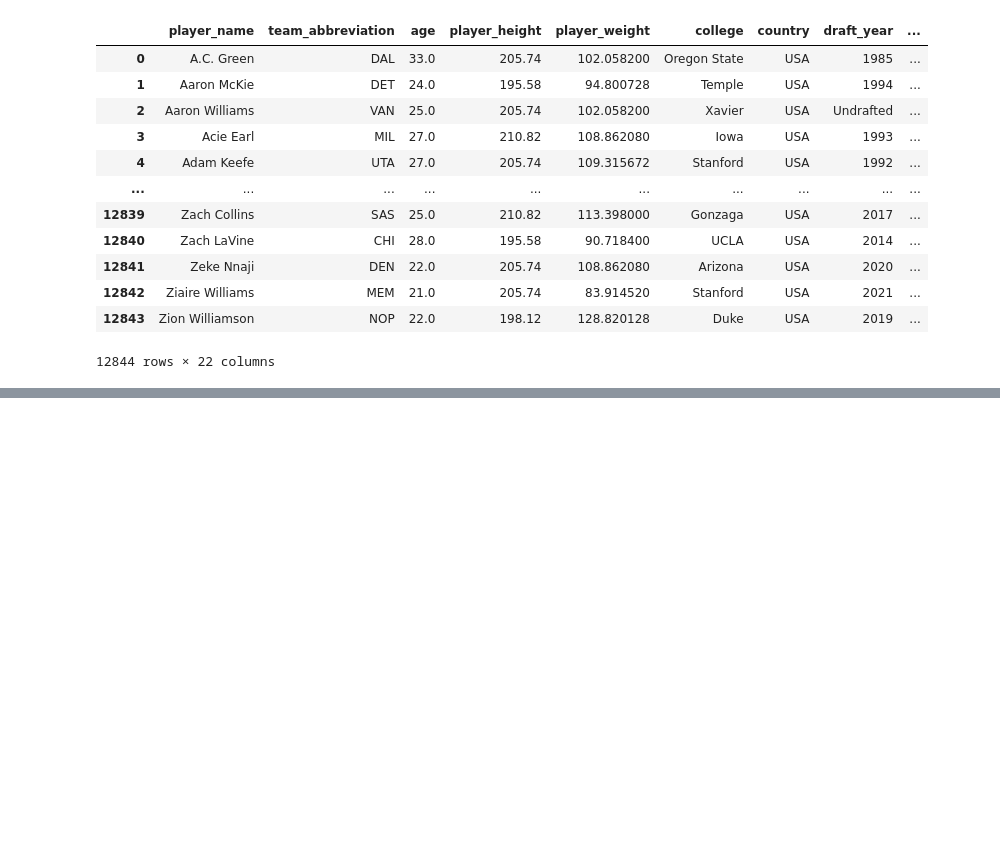
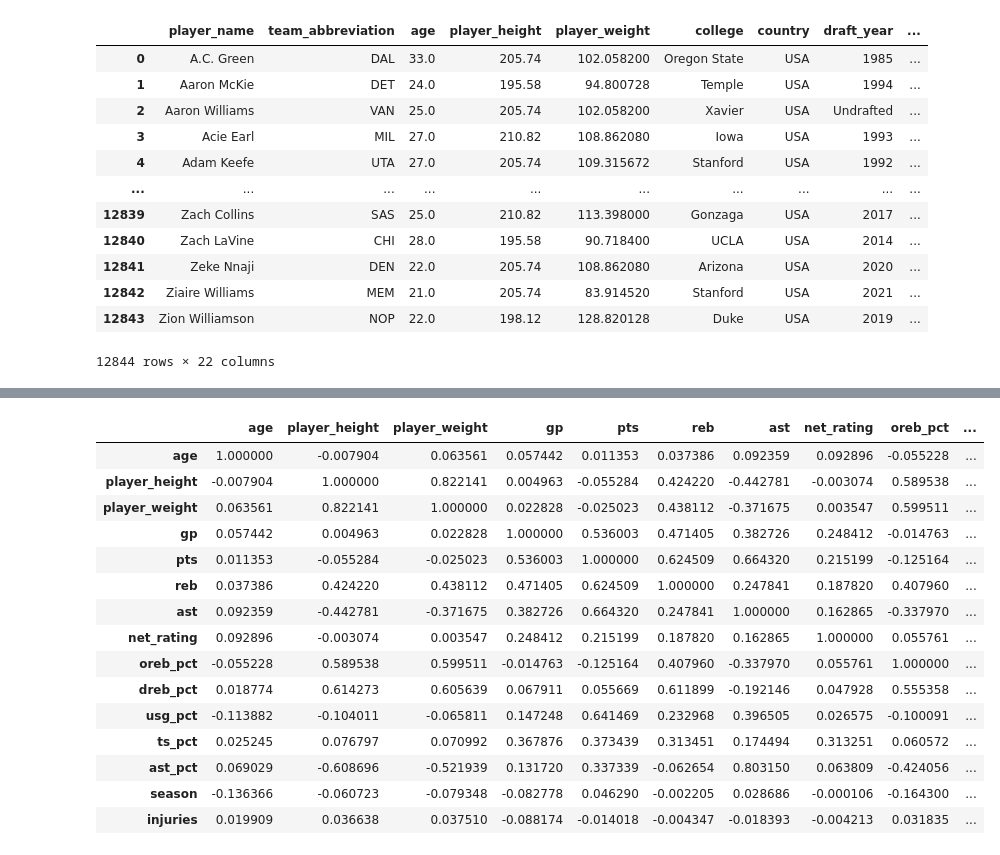
Before and after one commit to ab3131/NBAInjuryPredictor, a Jupyter notebook: NBAInjuryPredictor.ipynb, the cells around one changed output, grey strips where cells are left out. Cells and saved outputs as stored; diff of their text form; code cells hidden in the pictures; blank space fills up the shorter version.

Commit message:
correlation plot complete

```diff
--- a/NBAInjuryPredictor.ipynb
+++ b/NBAInjuryPredictor.ipynb
@@ -511,9 +512,9 @@ injuries_bool = injuries_num.copy()
 # %%
 for i in range(len(injuries_bool['injuries'])):
   if (injuries_bool['injuries'][i])>0:
-    injuries_bool['injuries'][i] = True
+    injuries_bool['injuries'][i] = 1
   else:
-    injuries_bool['injuries'][i] = False
+    injuries_bool['injuries'][i] = 0
 # %% [output]
 Streaming output truncated to the last 5000 lines.
 A value is trying to be set on a copy of a slice from a DataFrame
@@ -548,3 +549,5 @@ injuries_bool
 | 12842 | Ziaire Williams | MEM | 21.0 | 205.74 | 83.914520 | Stanford | USA | 2021 | ... |
 | 12843 | Zion Williamson | NOP | 22.0 | 198.12 | 128.820128 | Duke | USA | 2019 | ... |
 12844 rows × 22 columns
+# %%
+injuries_bool['injuries'] = injuries_bool['injuries'].astype(int)
@@ -550,0 +576,20 @@ injuries_bool
+# %%
+correlation_plot = injuries_bool.select_dtypes('number').corr()
+correlation_plot.style.background_gradient(cmap='coolwarm')
+# %% [output]
+|  | age | player_height | player_weight | gp | pts | reb | ast | net_rating | oreb_pct | ... |
+| age | 1.000000 | -0.007904 | 0.063561 | 0.057442 | 0.011353 | 0.037386 | 0.092359 | 0.092896 | -0.055228 | ... |
+| player_height | -0.007904 | 1.000000 | 0.822141 | 0.004963 | -0.055284 | 0.424220 | -0.442781 | -0.003074 | 0.589538 | ... |
+| player_weight | 0.063561 | 0.822141 | 1.000000 | 0.022828 | -0.025023 | 0.438112 | -0.371675 | 0.003547 | 0.599511 | ... |
+| gp | 0.057442 | 0.004963 | 0.022828 | 1.000000 | 0.536003 | 0.471405 | 0.382726 | 0.248412 | -0.014763 | ... |
+| pts | 0.011353 | -0.055284 | -0.025023 | 0.536003 | 1.000000 | 0.624509 | 0.664320 | 0.215199 | -0.125164 | ... |
+| reb | 0.037386 | 0.424220 | 0.438112 | 0.471405 | 0.624509 | 1.000000 | 0.247841 | 0.187820 | 0.407960 | ... |
+| ast | 0.092359 | -0.442781 | -0.371675 | 0.382726 | 0.664320 | 0.247841 | 1.000000 | 0.162865 | -0.337970 | ... |
+| net_rating | 0.092896 | -0.003074 | 0.003547 | 0.248412 | 0.215199 | 0.187820 | 0.162865 | 1.000000 | 0.055761 | ... |
+| oreb_pct | -0.055228 | 0.589538 | 0.599511 | -0.014763 | -0.125164 | 0.407960 | -0.337970 | 0.055761 | 1.000000 | ... |
+| dreb_pct | 0.018774 | 0.614273 | 0.605639 | 0.067911 | 0.055669 | 0.611899 | -0.192146 | 0.047928 | 0.555358 | ... |
+| usg_pct | -0.113882 | -0.104011 | -0.065811 | 0.147248 | 0.641469 | 0.232968 | 0.396505 | 0.026575 | -0.100091 | ... |
+| ts_pct | 0.025245 | 0.076797 | 0.070992 | 0.367876 | 0.373439 | 0.313451 | 0.174494 | 0.313251 | 0.060572 | ... |
+| ast_pct | 0.069029 | -0.608696 | -0.521939 | 0.131720 | 0.337339 | -0.062654 | 0.803150 | 0.063809 | -0.424056 | ... |
+| season | -0.136366 | -0.060723 | -0.079348 | -0.082778 | 0.046290 | -0.002205 | 0.028686 | -0.000106 | -0.164300 | ... |
+| injuries | 0.019909 | 0.036638 | 0.037510 | -0.088174 | -0.014018 | -0.004347 | -0.018393 | -0.004213 | 0.031835 | ... |
```
Also changed, not shown: parts of 6 cells of this notebook.
